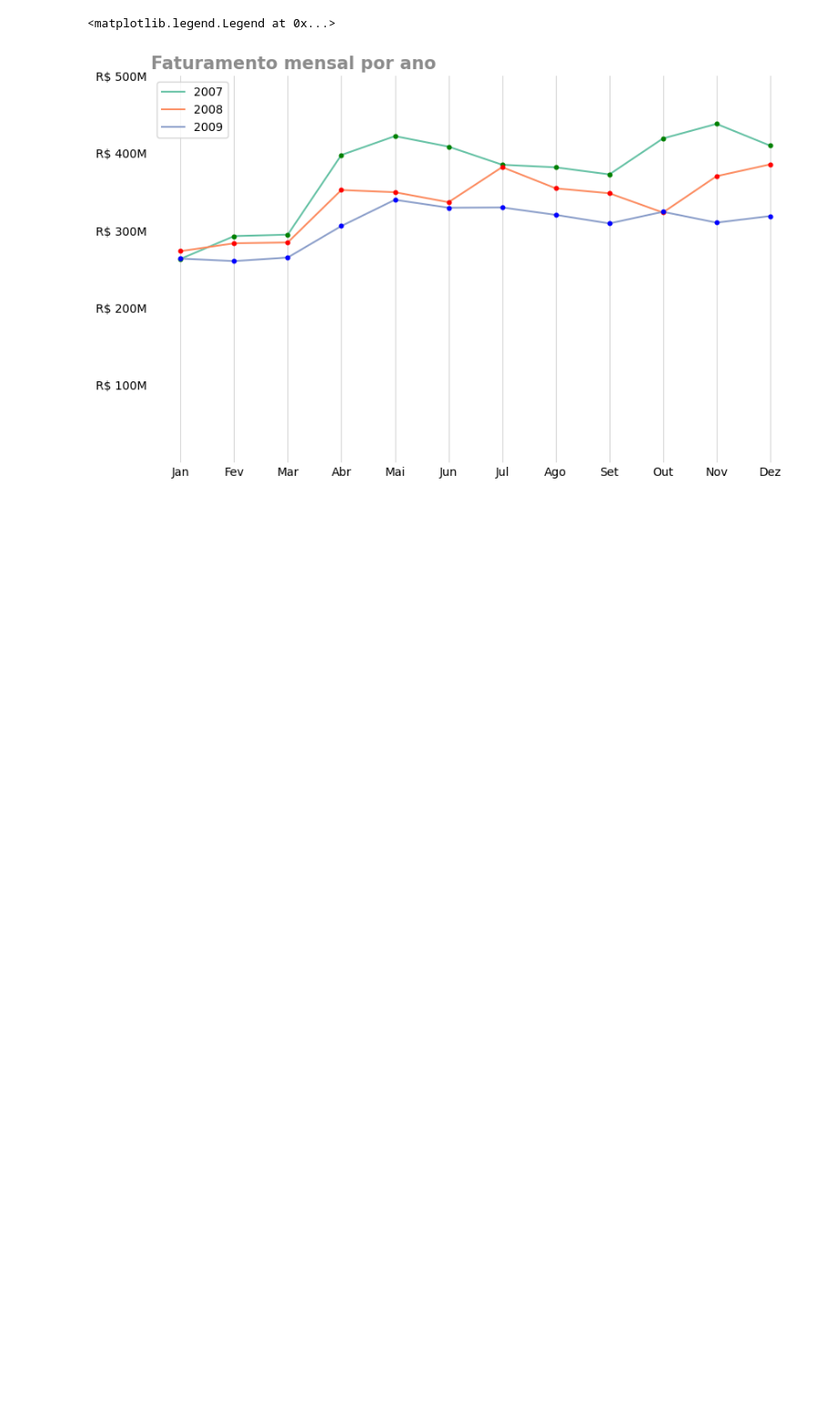
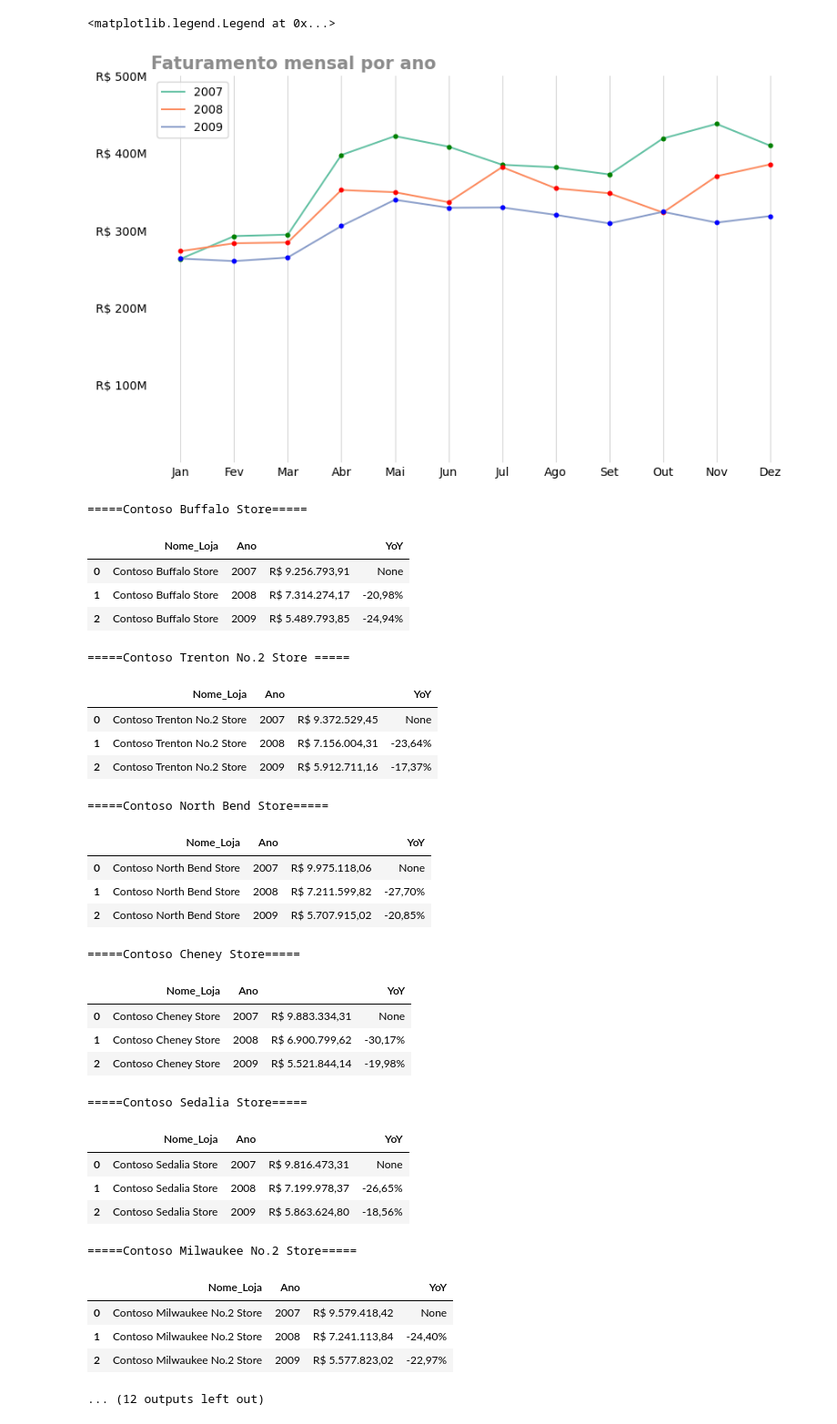
Before and after one commit to yurialexey-2001/analises-contoso, a Jupyter notebook: analise_vendas_por_mes/analise com python/vendas_por_mes.ipynb, the cells around one changed output. Shown: that part at 91% size. Cells and saved outputs as stored; diff of their text form; code cells hidden in the pictures; blank space fills up the shorter version.

```diff
--- a/analise_vendas_por_mes/analise com python/vendas_por_mes.ipynb
+++ b/analise_vendas_por_mes/analise com python/vendas_por_mes.ipynb
@@ -123,3 +124,73 @@ plt.legend()
 # %% [output]
 <matplotlib.legend.Legend at 0x...>
 [figure]
+# %%
+lojas_fechadas = [
+"Contoso Buffalo Store"
+,"Contoso Trenton No.2 Store "
+,"Contoso North Bend Store"
+,"Contoso Cheney Store"
+,"Contoso Sedalia Store"
+,"Contoso Milwaukee No.2 Store"
+,"Contoso Stoughton Store"
+,"Contoso Humble Store"
+,"Contoso Key West Store"
+,"Contoso Worcester No.2 Store"
+,"Contoso Pittsfield Store"
+,"Contoso Alexandria Store"]
+
+for loja in lojas_fechadas:
+	query = f""" WITH vendas AS (
+				SELECT
+				StoreName AS 'Nome_Loja',
+				SUM(SalesAmount) - SUM(DiscountAmount) AS 'Vendas_ano',
+				CalendarYear AS 'Ano'
+			FROM FactSales AS f
+			JOIN DimStore AS d
+				ON f.StoreKey = d.StoreKey
+			JOIN DimDate AS dd
+				ON f.DateKey = dd.Datekey
+			GROUP BY CalendarYear,StoreName)
+
+			SELECT
+				Nome_Loja,
+				Ano,
+				FORMAT(Vendas_ano,'C','pt-br'),
+				FORMAT((Vendas_ano - LAG(Vendas_ano) OVER(ORDER BY Ano)) / LAG(Vendas_ano) OVER(ORDER BY Ano),'P2','pt-br') AS 'YoY'
+			FROM vendas
+			WHERE Nome_Loja = '{loja}'"""
+	df = pd.read_sql(query,dados)
+	print(f"====={loja}=====")
+	display(df)
+# %% [output]
+=====Contoso Buffalo Store=====
+|  | Nome_Loja | Ano |  | YoY |
+| 0 | Contoso Buffalo Store | 2007 | R$ 9.256.793,91 | None |
+| 1 | Contoso Buffalo Store | 2008 | R$ 7.314.274,17 | -20,98% |
+| 2 | Contoso Buffalo Store | 2009 | R$ 5.489.793,85 | -24,94% |
+=====Contoso Trenton No.2 Store =====
+|  | Nome_Loja | Ano |  | YoY |
+| 0 | Contoso Trenton No.2 Store | 2007 | R$ 9.372.529,45 | None |
+| 1 | Contoso Trenton No.2 Store | 2008 | R$ 7.156.004,31 | -23,64% |
+| 2 | Contoso Trenton No.2 Store | 2009 | R$ 5.912.711,16 | -17,37% |
+=====Contoso North Bend Store=====
+|  | Nome_Loja | Ano |  | YoY |
+| 0 | Contoso North Bend Store | 2007 | R$ 9.975.118,06 | None |
+| 1 | Contoso North Bend Store | 2008 | R$ 7.211.599,82 | -27,70% |
+| 2 | Contoso North Bend Store | 2009 | R$ 5.707.915,02 | -20,85% |
+=====Contoso Cheney Store=====
+|  | Nome_Loja | Ano |  | YoY |
+| 0 | Contoso Cheney Store | 2007 | R$ 9.883.334,31 | None |
+| 1 | Contoso Cheney Store | 2008 | R$ 6.900.799,62 | -30,17% |
+| 2 | Contoso Cheney Store | 2009 | R$ 5.521.844,14 | -19,98% |
+=====Contoso Sedalia Store=====
+|  | Nome_Loja | Ano |  | YoY |
+| 0 | Contoso Sedalia Store | 2007 | R$ 9.816.473,31 | None |
+| 1 | Contoso Sedalia Store | 2008 | R$ 7.199.978,37 | -26,65% |
+| 2 | Contoso Sedalia Store | 2009 | R$ 5.863.624,80 | -18,56% |
+=====Contoso Milwaukee No.2 Store=====
+|  | Nome_Loja | Ano |  | YoY |
+| 0 | Contoso Milwaukee No.2 Store | 2007 | R$ 9.579.418,42 | None |
+| 1 | Contoso Milwaukee No.2 Store | 2008 | R$ 7.241.113,84 | -24,40% |
+| 2 | Contoso Milwaukee No.2 Store | 2009 | R$ 5.577.823,02 | -22,97% |
+... (12 outputs left out)
```
Also changed, not shown: parts of 1 cell of this notebook.
